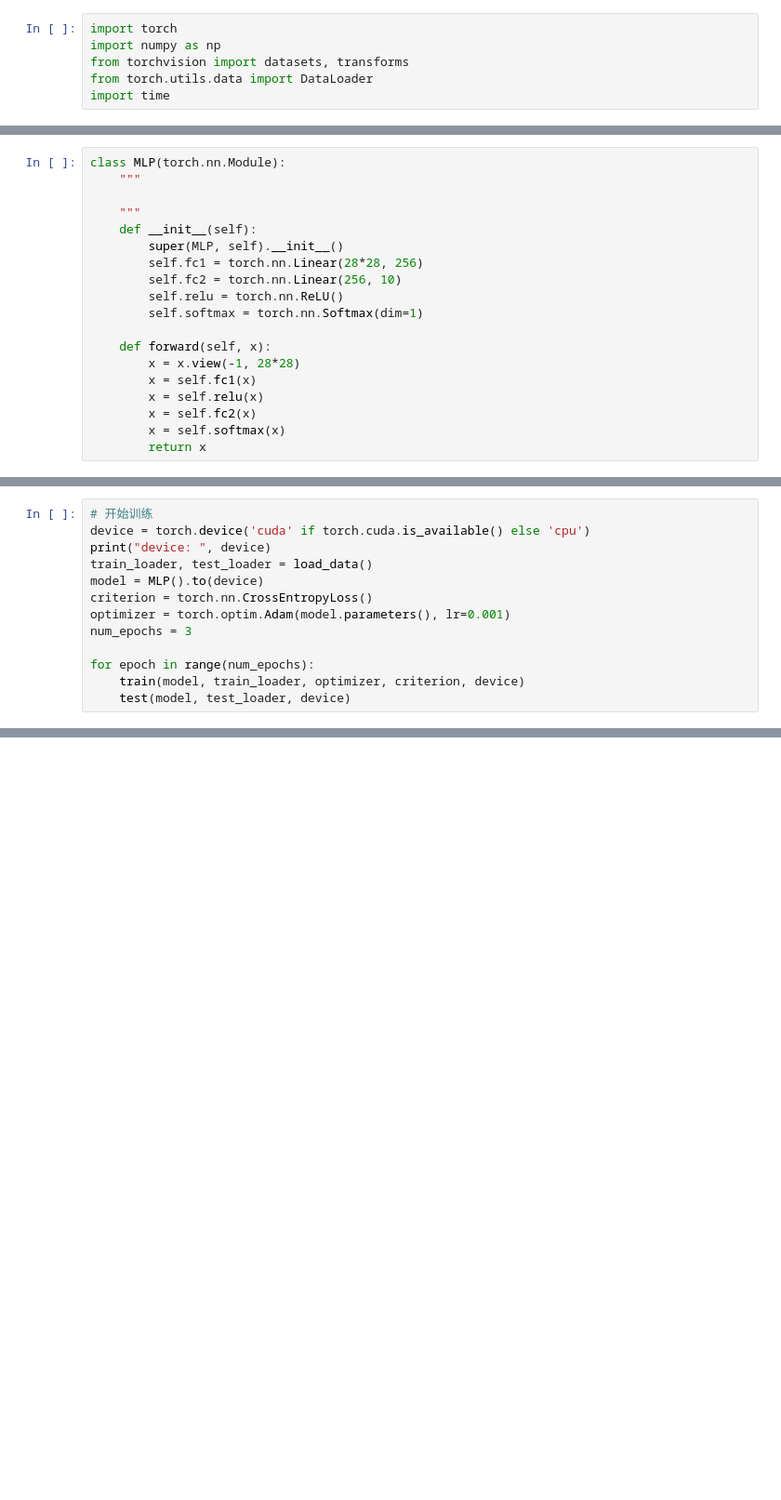
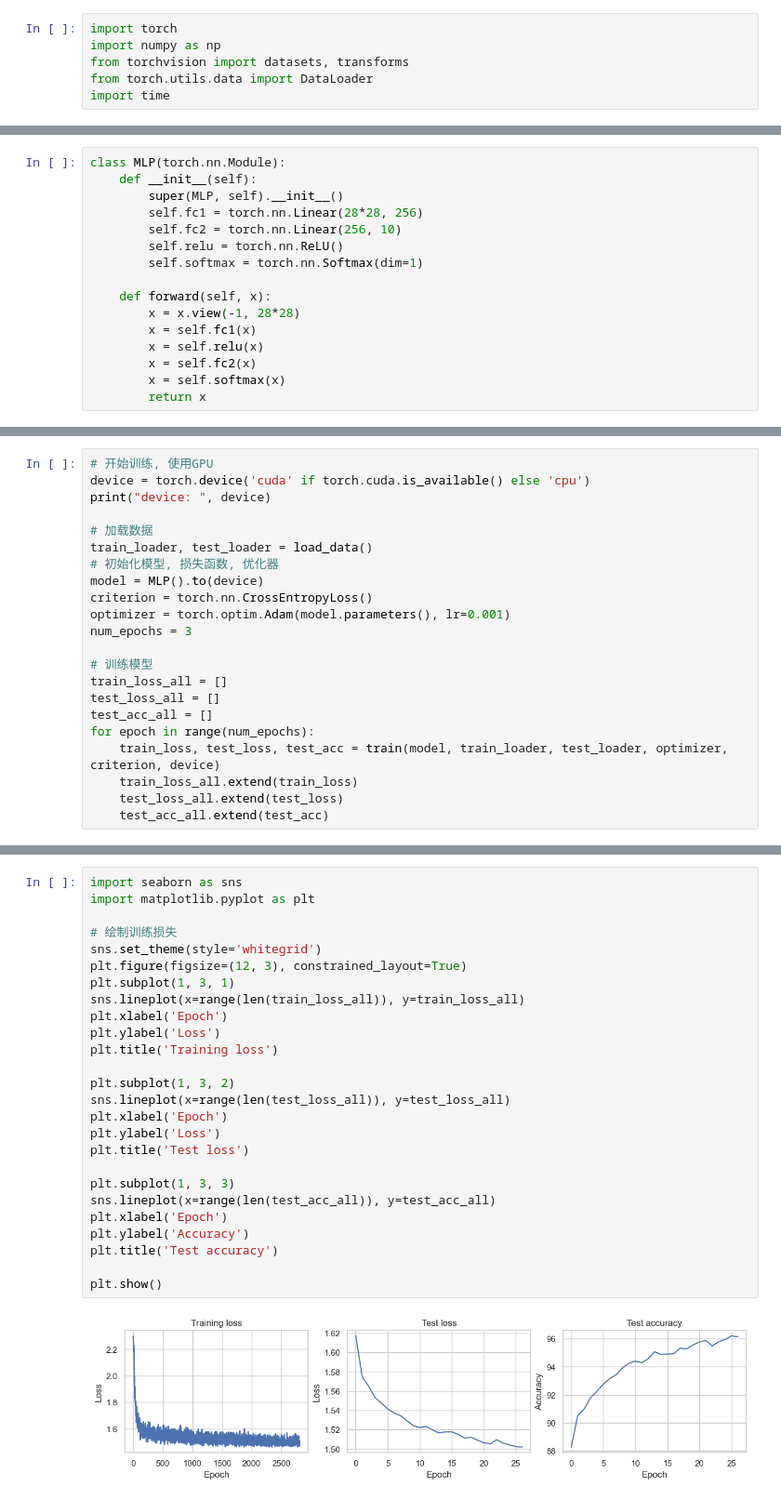
Before and after one commit to wangzz-yyzz/pytorch_deepl, a Jupyter notebook: MLP_pytorch.ipynb, the cells around one changed output, grey strips where cells are left out. Shown at 93% size. Drawn from its saved outputs; the diff is of its cells as text; blank space fills up the shorter version.

```diff
--- a/MLP_pytorch.ipynb
+++ b/MLP_pytorch.ipynb
@@ -16,9 +16,6 @@ def load_data():
     return train_loader, test_loader
 # %%
 class MLP(torch.nn.Module):
-    """
-
-    """
     def __init__(self):
         super(MLP, self).__init__()
         self.fc1 = torch.nn.Linear(28*28, 256)
@@ -67,14 +80,23 @@ def test(model, test_loader, device):
 # %%
-# 开始训练
+# 开始训练, 使用GPU
 device = torch.device('cuda' if torch.cuda.is_available() else 'cpu')
 print("device: ", device)
+
+# 加载数据
 train_loader, test_loader = load_data()
+# 初始化模型, 损失函数, 优化器
 model = MLP().to(device)
 criterion = torch.nn.CrossEntropyLoss()
 optimizer = torch.optim.Adam(model.parameters(), lr=0.001)
 num_epochs = 3
 
+# 训练模型
+train_loss_all = []
+test_loss_all = []
+test_acc_all = []
 for epoch in range(num_epochs):
-    train(model, train_loader, optimizer, criterion, device)
-    test(model, test_loader, device)
+    train_loss, test_loss, test_acc = train(model, train_loader, test_loader, optimizer, criterion, device)
+    train_loss_all.extend(train_loss)
+    test_loss_all.extend(test_loss)
+    test_acc_all.extend(test_acc)
 # %% [output]
@@ -87,0 +120,28 @@ Accuracy of the network on the 10000 test images: 94.71 %
+# %%
+import seaborn as sns
+import matplotlib.pyplot as plt
+
+# 绘制训练损失
+sns.set_theme(style='whitegrid')
+plt.figure(figsize=(12, 3), constrained_layout=True)
+plt.subplot(1, 3, 1)
+sns.lineplot(x=range(len(train_loss_all)), y=train_loss_all)
+plt.xlabel('Epoch')
+plt.ylabel('Loss')
+plt.title('Training loss')
+
+plt.subplot(1, 3, 2)
+sns.lineplot(x=range(len(test_loss_all)), y=test_loss_all)
+plt.xlabel('Epoch')
+plt.ylabel('Loss')
+plt.title('Test loss')
+
+plt.subplot(1, 3, 3)
+sns.lineplot(x=range(len(test_acc_all)), y=test_acc_all)
+plt.xlabel('Epoch')
+plt.ylabel('Accuracy')
+plt.title('Test accuracy')
+
+plt.show()
+# %% [output]
+[figure, added]
```
Also changed, not shown: parts of 6 cells of this notebook.
